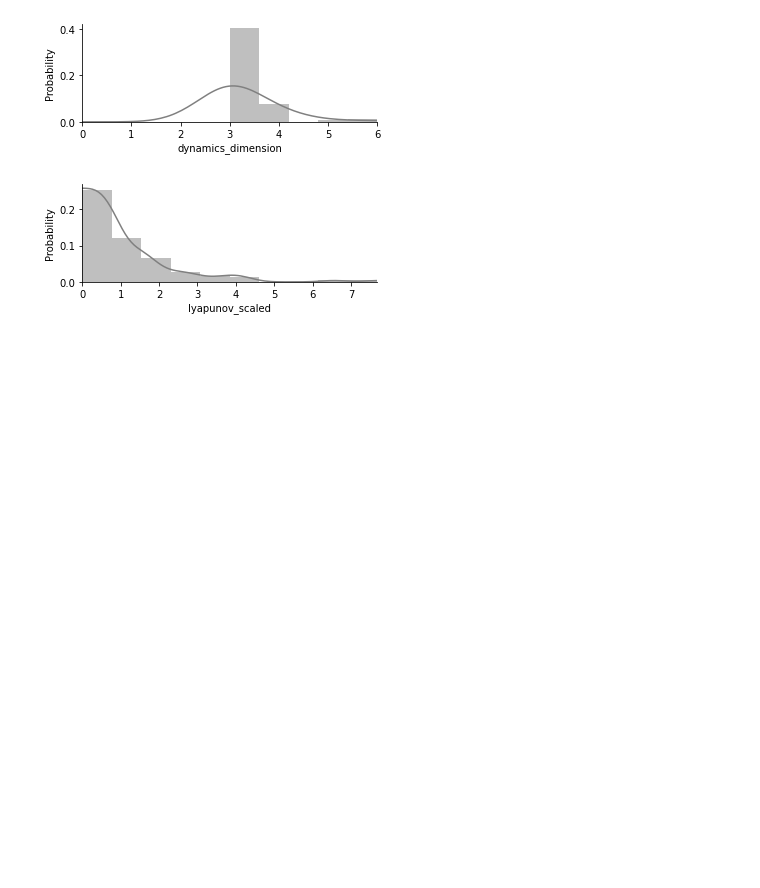
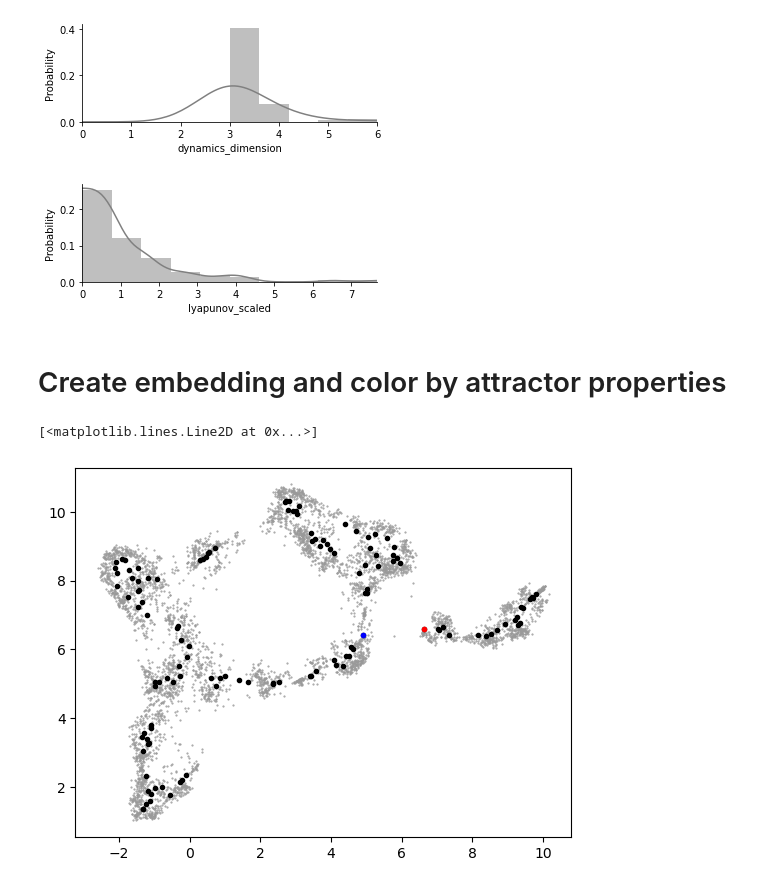
Before and after one commit to williamgilpin/dysts, a Jupyter notebook: benchmarks/figure_descriptive_statistics.ipynb, the cells around one changed output. Saved outputs shown, nothing was run; the diff lists cells and outputs as text; code cells hidden in the pictures; blank space fills up the shorter version.

```diff
--- a/benchmarks/figure_descriptive_statistics.ipynb
+++ b/benchmarks/figure_descriptive_statistics.ipynb
@@ -371,3 +387,16 @@ for i, key in enumerate(all_properties.columns):
 [figure]
 [figure]
 [figure]
+# %% [markdown]
+# Create embedding and color by attractor properties
+# %%
+import umap
+# model =  PCA(n_components=2, random_state=0)
+# model = umap.UMAP(random_state=0, densmap=True)
+
+# from umap.parametric_umap import ParametricUMAP
+# model = ParametricUMAP(densmap=False)
+model = umap.UMAP(random_state=15, n_neighbors=5)
+
+embedding_mean = model.fit_transform(features_mean)
+embedding_all = model.transform(feat_arr_all_flat)
@@ -373,0 +413,12 @@ for i, key in enumerate(all_properties.columns):
+# %%
+
+plt.plot(embedding_all[:, 0], embedding_all[:, 1], '.', color=[0.6, 0.6, 0.6], markersize=1)
+plt.plot(embedding_mean[:, 0], embedding_mean[:, 1], '.k')
+
+plt.plot(embedding_mean[128, 0], embedding_mean[128, 1], '.r')
+plt.plot(embedding_mean[54, 0], embedding_mean[54, 1], '.b')
+
+print
+# %% [output]
+[<matplotlib.lines.Line2D at 0x...>]
+[figure, added]
```
Also changed, not shown: parts of 8 cells of this notebook, 1 other file.
